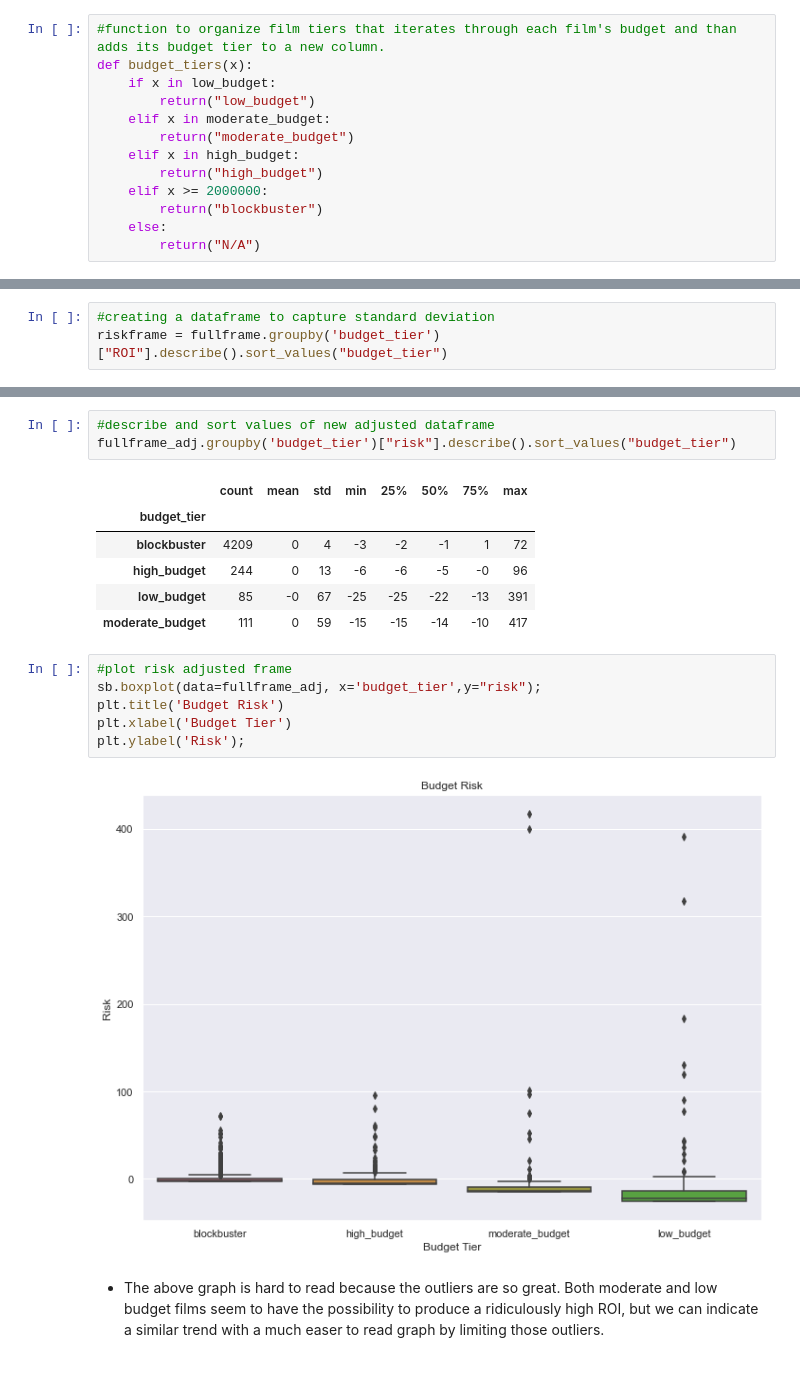
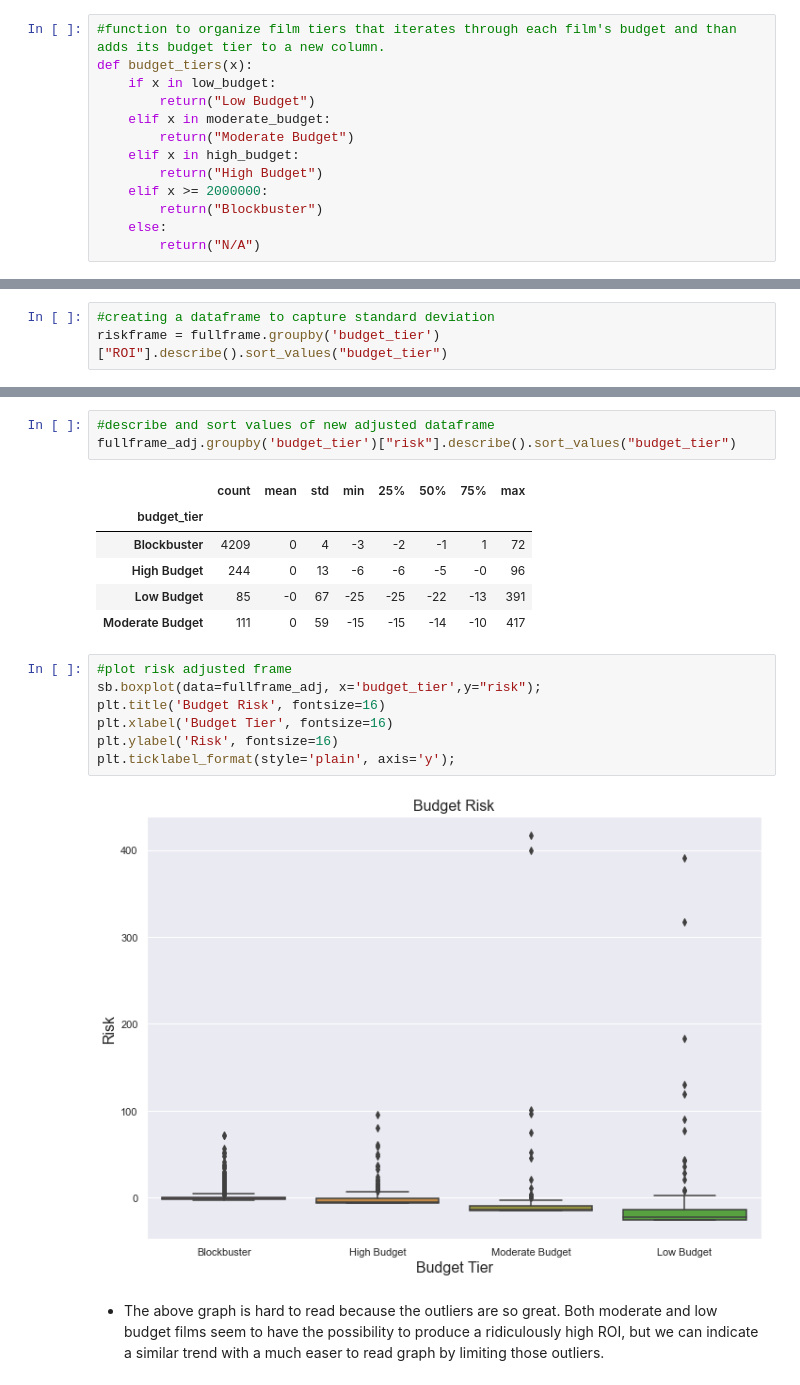
Before and after one commit to jbloewencolon/Microsoft_Movie_Studio, a Jupyter notebook: Microsoft Movie Studio.ipynb, the cells around one changed output, grey strips where cells are left out. Drawn from its saved outputs; the diff is of its cells as text.

```diff
--- a/Microsoft Movie Studio.ipynb
+++ b/Microsoft Movie Studio.ipynb
@@ -167,13 +172,13 @@ blockbuster_budget = range(2000000, 250000000)
 #function to organize film tiers that iterates through each film's budget and than adds its budget tier to a new column.
 def budget_tiers(x):
     if x in low_budget:
-        return("low_budget")
+        return("Low Budget")
     elif x in moderate_budget:
-        return("moderate_budget")
+        return("Moderate Budget")
     elif x in high_budget:
-        return("high_budget")
+        return("High Budget")
     elif x >= 2000000:
-        return("blockbuster")
+        return("Blockbuster")
     else:
         return("N/A")
 # %%
@@ -239,18 +245,19 @@ fullframe_adj.groupby('budget_tier')["risk"].describe().sort_values("budget_tier
 # %% [output]
 |  | count | mean | std | min | 25% | 50% | 75% | max |
 | budget_tier |  |  |  |  |  |  |  |  |
-| blockbuster | 4209 | 0 | 4 | -3 | -2 | -1 | 1 | 72 |
-| high_budget | 244 | 0 | 13 | -6 | -6 | -5 | -0 | 96 |
-| low_budget | 85 | -0 | 67 | -25 | -25 | -22 | -13 | 391 |
-| moderate_budget | 111 | 0 | 59 | -15 | -15 | -14 | -10 | 417 |
+| Blockbuster | 4209 | 0 | 4 | -3 | -2 | -1 | 1 | 72 |
+| High Budget | 244 | 0 | 13 | -6 | -6 | -5 | -0 | 96 |
+| Low Budget | 85 | -0 | 67 | -25 | -25 | -22 | -13 | 391 |
+| Moderate Budget | 111 | 0 | 59 | -15 | -15 | -14 | -10 | 417 |
 # %%
 #plot risk adjusted frame
 sb.boxplot(data=fullframe_adj, x='budget_tier',y="risk");
-plt.title('Budget Risk')
-plt.xlabel('Budget Tier')
-plt.ylabel('Risk');
+plt.title('Budget Risk', fontsize=16)
+plt.xlabel('Budget Tier', fontsize=16)
+plt.ylabel('Risk', fontsize=16)
+plt.ticklabel_format(style='plain', axis='y');
 # %% [output]
-[figure, old version]
+[figure, new version]
 # %% [markdown]
 * The above graph is hard to read because the outliers are so great. Both moderate and low budget films seem to have the possibility to produce a ridiculously high ROI, but we can indicate a similar trend with a much easer to read graph by limiting those outliers.
 # %%
```
Also changed, not shown: parts of 9 cells of this notebook.
